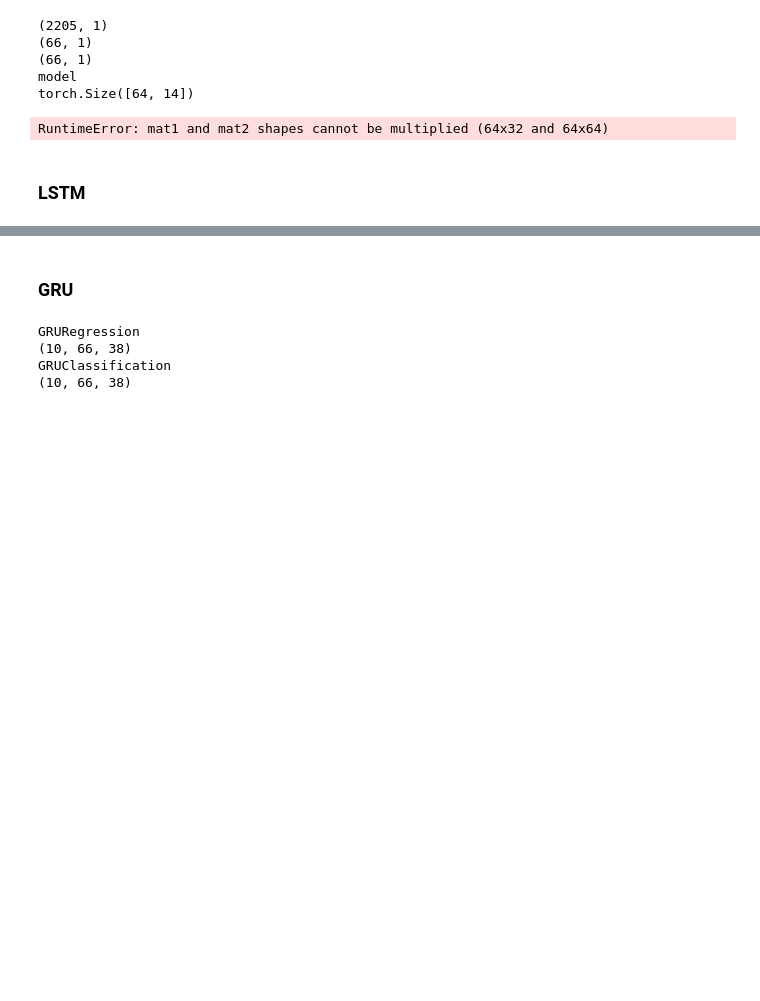
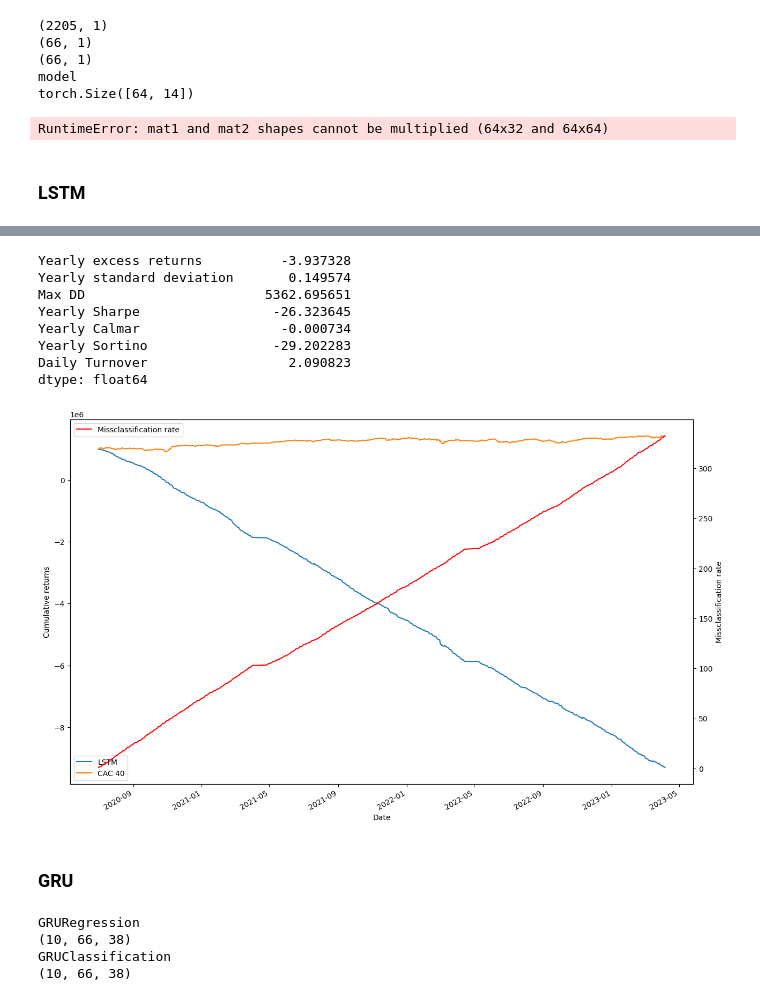
Before and after one commit to mattdimi/DLPSRP, a Jupyter notebook: ModelTesting.ipynb, the cells around one changed output, grey strips where cells are left out. Cells and saved outputs as stored; diff of their text form; code cells hidden in the pictures; blank space fills up the shorter version.

```diff
--- a/ModelTesting.ipynb
+++ b/ModelTesting.ipynb
@@ -277,3 +278,29 @@ ValueError: Length of values (120) does not match length of index (66)
+# %%
+for model in lstm_models:
+    if model.type == "classification":
+        w = weights_test_lstm[model.name]
+        backtest = BackTester(w, returns, capital, risk_free, benchmark=benchmark_returns, name = "LSTM")
+        backtest_statistics = backtest.get_backtest_statistics()
+        print(backtest_statistics)
+        cum_returns = backtest.get_strategy_cumulative_returns()
+        cum_returns["Missclassification rate"] = ((2*forecasts_test_lstm[model.name]-1) != np.sign(returns.loc[test_index_full, :])).abs().mean(axis = 1).cumsum()
+
+        fig, ax1 = plt.subplots()
+        ax2 = ax1.twinx()
+        cum_returns.plot(y = ["LSTM", "CAC 40"], ax = ax1, figsize = (15, 10))
+        cum_returns.plot(y = "Missclassification rate", ax = ax2, color = "red")
+        ax1.set_ylabel("Cumulative returns")
+        ax2.set_ylabel("Missclassification rate")
+# %% [output]
+Yearly excess returns          -3.937328
+Yearly standard deviation       0.149574
+Max DD                       5362.695651
+Yearly Sharpe                 -26.323645
+Yearly Calmar                  -0.000734
+Yearly Sortino                -29.202283
+Daily Turnover                  2.090823
+dtype: float64
+[figure, added]
 # %% [markdown]
 ### GRU
 # %%
```
Also changed, not shown: parts of 5 cells of this notebook.
